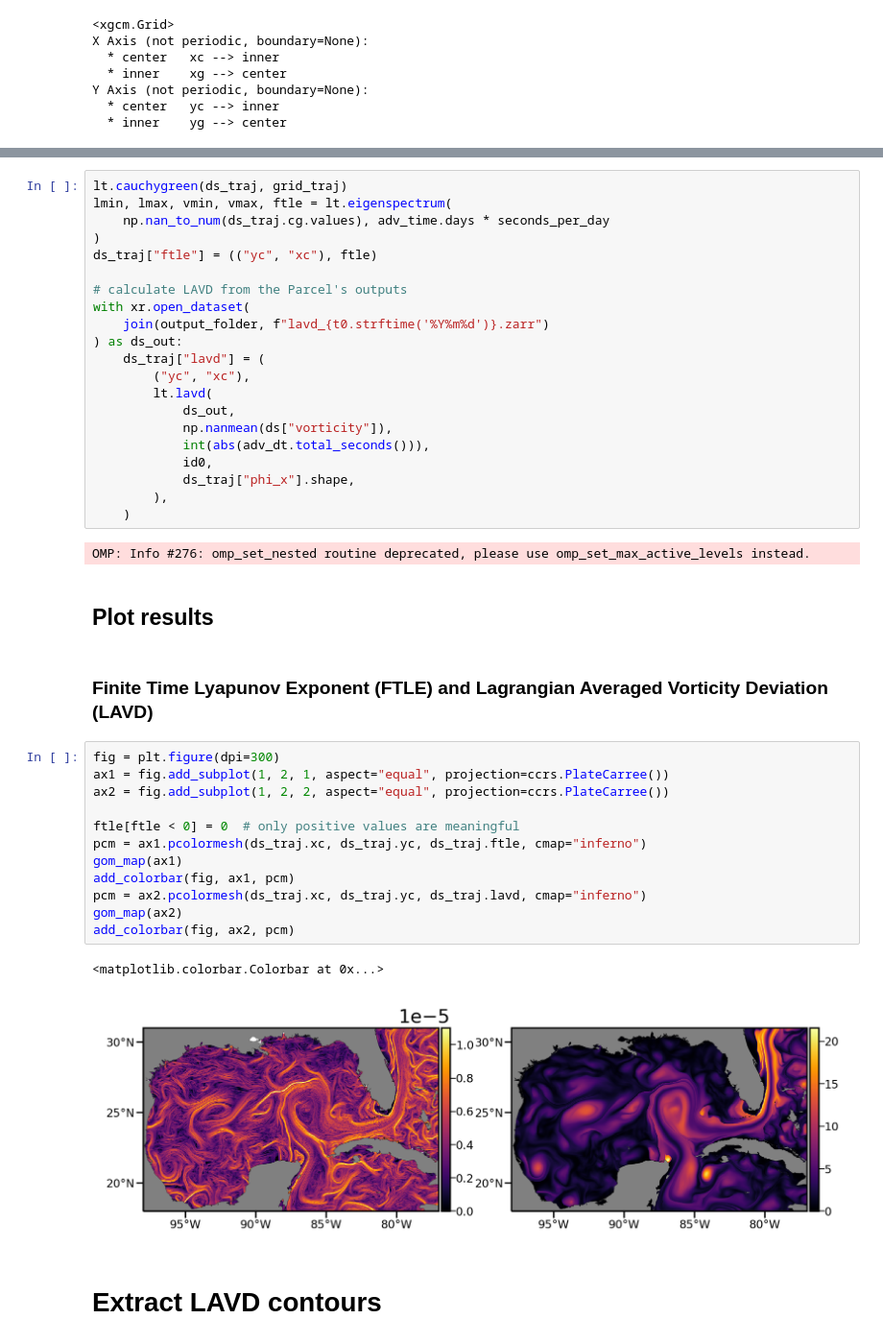
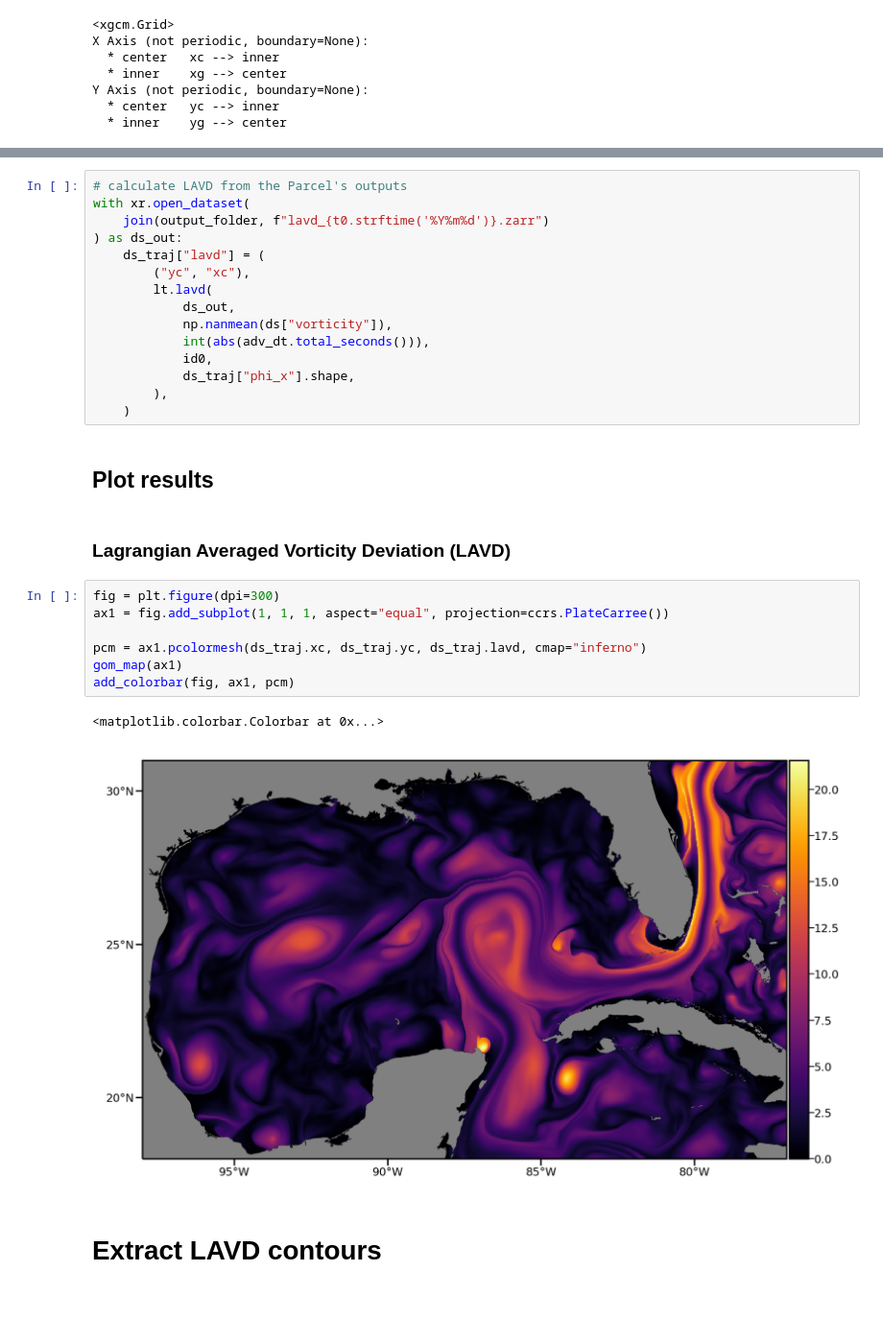
Before and after one commit to philippemiron/xlcs, a Jupyter notebook: examples/ex1-lavd.ipynb, the cells around one changed output, grey strips where cells are left out. Shown at 96% size. Cells and saved outputs as stored; diff of their text form; blank space fills up the shorter version.

Commit message:
remove FTLE from LAVD example

```diff
--- a/examples/ex1-lavd.ipynb
+++ b/examples/ex1-lavd.ipynb
@@ -270,10 +249,4 @@ add_colorbar(fig, ax2, pcm, range_limit=[min(ds_traj.yc), max(ds_traj.yc)])
 # %%
-lt.cauchygreen(ds_traj, grid_traj)
-lmin, lmax, vmin, vmax, ftle = lt.eigenspectrum(
-    np.nan_to_num(ds_traj.cg.values), adv_time.days * seconds_per_day
-)
-ds_traj["ftle"] = (("yc", "xc"), ftle)
-
 # calculate LAVD from the Parcel's outputs
 with xr.open_dataset(
     join(output_folder, f"lavd_{t0.strftime('%Y%m%d')}.zarr")
@@ -288,27 +261,20 @@ with xr.open_dataset(
             ds_traj["phi_x"].shape,
         ),
     )
-# %% [output]
-OMP: Info #276: omp_set_nested routine deprecated, please use omp_set_max_active_levels instead.
 # %% [markdown]
 ## Plot results
 # %% [markdown]
-### Finite Time Lyapunov Exponent (FTLE) and Lagrangian Averaged Vorticity Deviation (LAVD)
+### Lagrangian Averaged Vorticity Deviation (LAVD)
 # %%
 fig = plt.figure(dpi=300)
-ax1 = fig.add_subplot(1, 2, 1, aspect="equal", projection=ccrs.PlateCarree())
-ax2 = fig.add_subplot(1, 2, 2, aspect="equal", projection=ccrs.PlateCarree())
+ax1 = fig.add_subplot(1, 1, 1, aspect="equal", projection=ccrs.PlateCarree())
 
-ftle[ftle < 0] = 0  # only positive values are meaningful
-pcm = ax1.pcolormesh(ds_traj.xc, ds_traj.yc, ds_traj.ftle, cmap="inferno")
+pcm = ax1.pcolormesh(ds_traj.xc, ds_traj.yc, ds_traj.lavd, cmap="inferno")
 gom_map(ax1)
 add_colorbar(fig, ax1, pcm)
-pcm = ax2.pcolormesh(ds_traj.xc, ds_traj.yc, ds_traj.lavd, cmap="inferno")
-gom_map(ax2)
-add_colorbar(fig, ax2, pcm)
 # %% [output]
 <matplotlib.colorbar.Colorbar at 0x...>
-[figure, old version]
+[figure, new version]
 # %% [markdown]
 # Extract LAVD contours
 # %%
```
Also changed, not shown: parts of 7 cells of this notebook.
